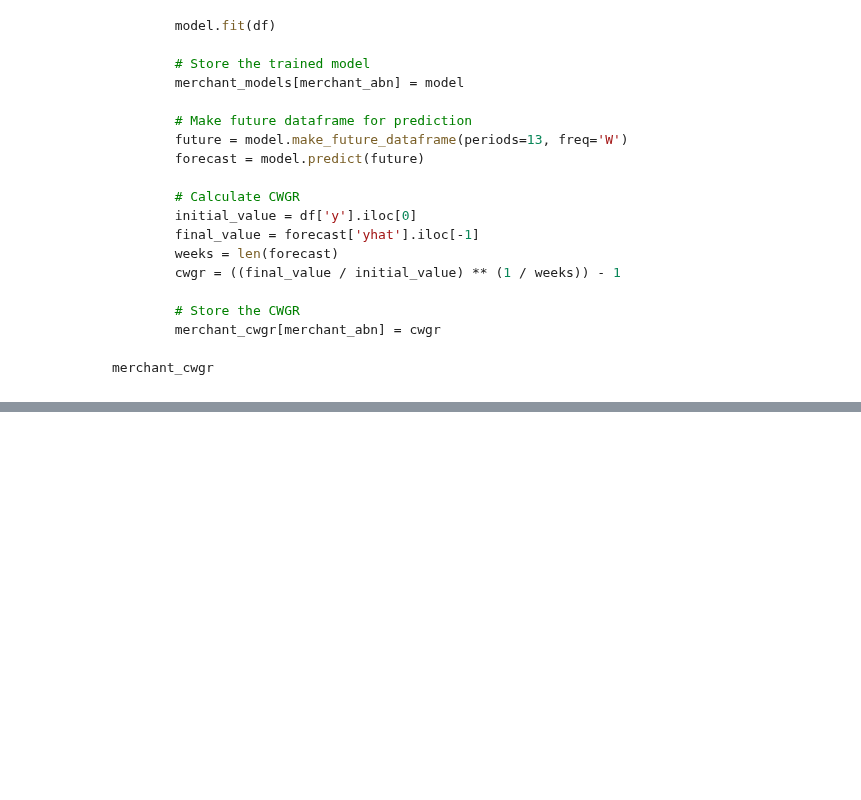
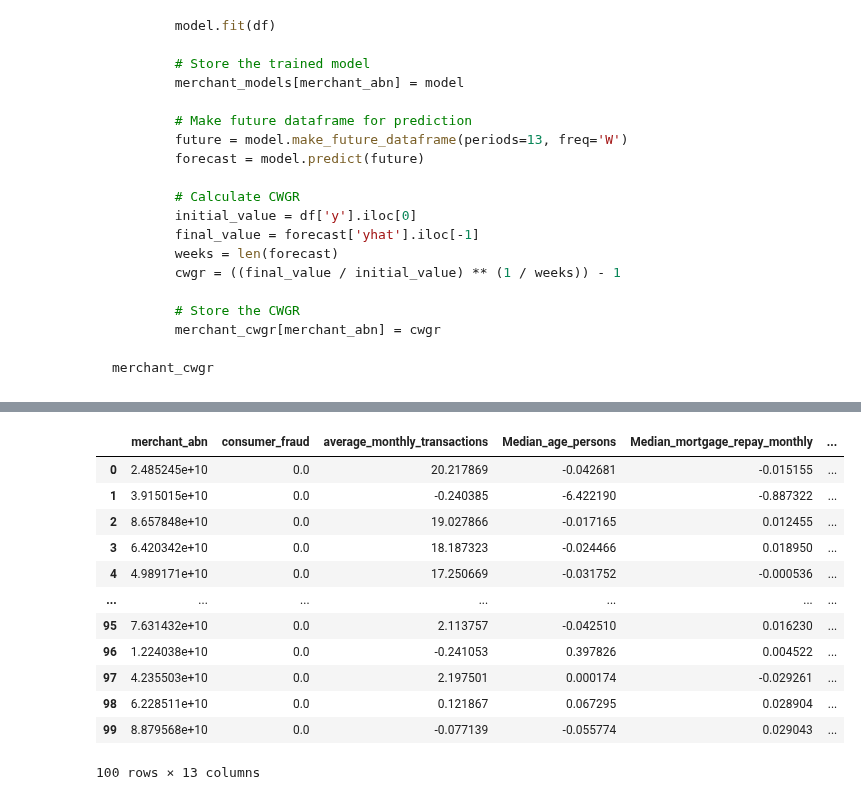
Before and after one commit to MAST30034-AppliedDataScience/project-2-group-buy-now-pay-later-industry-project-24, a Jupyter notebook: notebooks/final_notebook.ipynb, the cells around one changed output, grey strips where cells are left out. Cells and saved outputs as stored; diff of their text form; code cells hidden in the pictures; blank space fills up the shorter version.

```diff
--- a/notebooks/final_notebook.ipynb
+++ b/notebooks/final_notebook.ipynb
@@ -514,0 +742,17 @@ merchant_cwgr
+# %%
+top_100_merchants = pd.read_csv('../data/curated/top_100_merchants.csv')
+top_100_merchants
+# %% [output]
+|  | merchant_abn | consumer_fraud | average_monthly_transactions | Median_age_persons | Median_mortgage_repay_monthly | ... |
+| 0 | 2.485245e+10 | 0.0 | 20.217869 | -0.042681 | -0.015155 | ... |
+| 1 | 3.915015e+10 | 0.0 | -0.240385 | -6.422190 | -0.887322 | ... |
+| 2 | 8.657848e+10 | 0.0 | 19.027866 | -0.017165 | 0.012455 | ... |
+| 3 | 6.420342e+10 | 0.0 | 18.187323 | -0.024466 | 0.018950 | ... |
+| 4 | 4.989171e+10 | 0.0 | 17.250669 | -0.031752 | -0.000536 | ... |
+| ... | ... | ... | ... | ... | ... | ... |
+| 95 | 7.631432e+10 | 0.0 | 2.113757 | -0.042510 | 0.016230 | ... |
+| 96 | 1.224038e+10 | 0.0 | -0.241053 | 0.397826 | 0.004522 | ... |
+| 97 | 4.235503e+10 | 0.0 | 2.197501 | 0.000174 | -0.029261 | ... |
+| 98 | 6.228511e+10 | 0.0 | 0.121867 | 0.067295 | 0.028904 | ... |
+| 99 | 8.879568e+10 | 0.0 | -0.077139 | -0.055774 | 0.029043 | ... |
+100 rows × 13 columns
```
Also changed, not shown: parts of 23 cells of this notebook, 7 other files.
